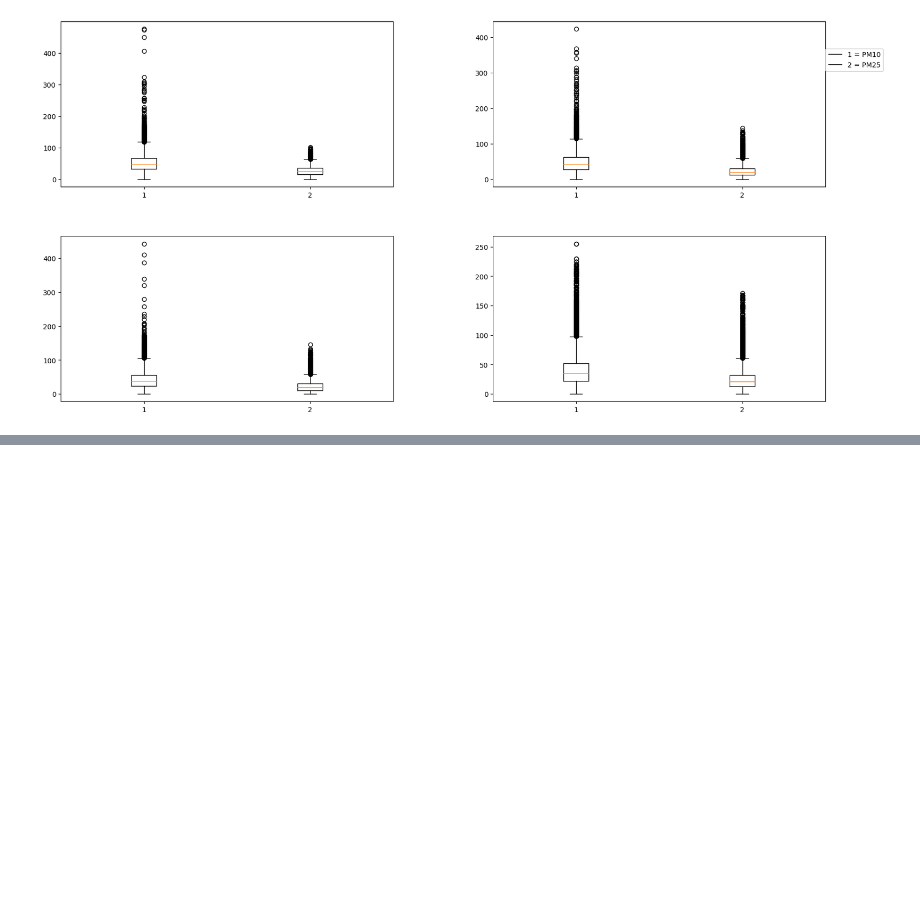
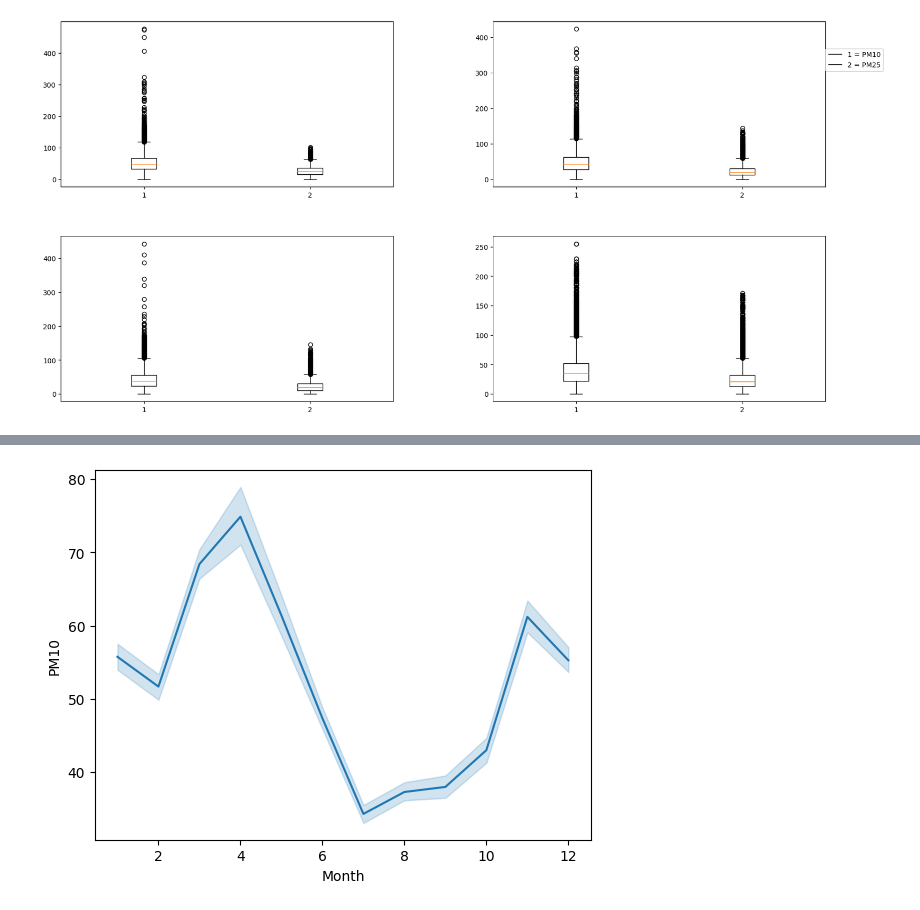
Before and after one commit to yongjuncho123/dust, a Jupyter notebook: Dust_Job02_EDA_ipynb.ipynb, the cells around one changed output, grey strips where cells are left out. Drawn from its saved outputs; the diff is of its cells as text; code cells hidden in the pictures; blank space fills up the shorter version.

```diff
--- a/Dust_Job02_EDA_ipynb.ipynb
+++ b/Dust_Job02_EDA_ipynb.ipynb
@@ -102,0 +115,5 @@ Text(0.5, 1.0, '2016_PM25')
+# %%
+sns.lineplot(x='Month', y='PM10', data = TD_GD2016)
+plt.show()
+# %% [output]
+[figure, added]
```
Also changed, not shown: parts of 2 cells of this notebook.
